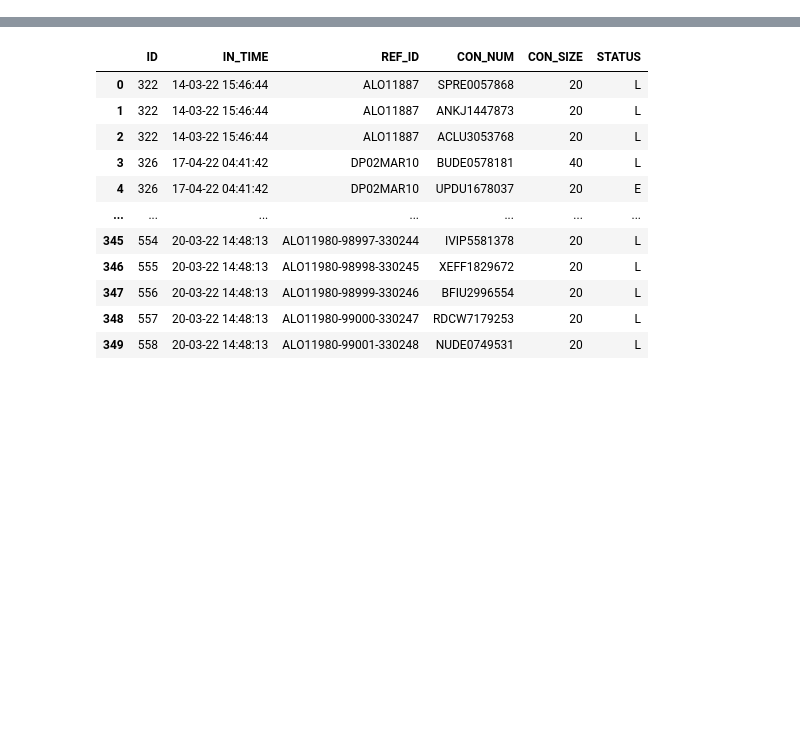
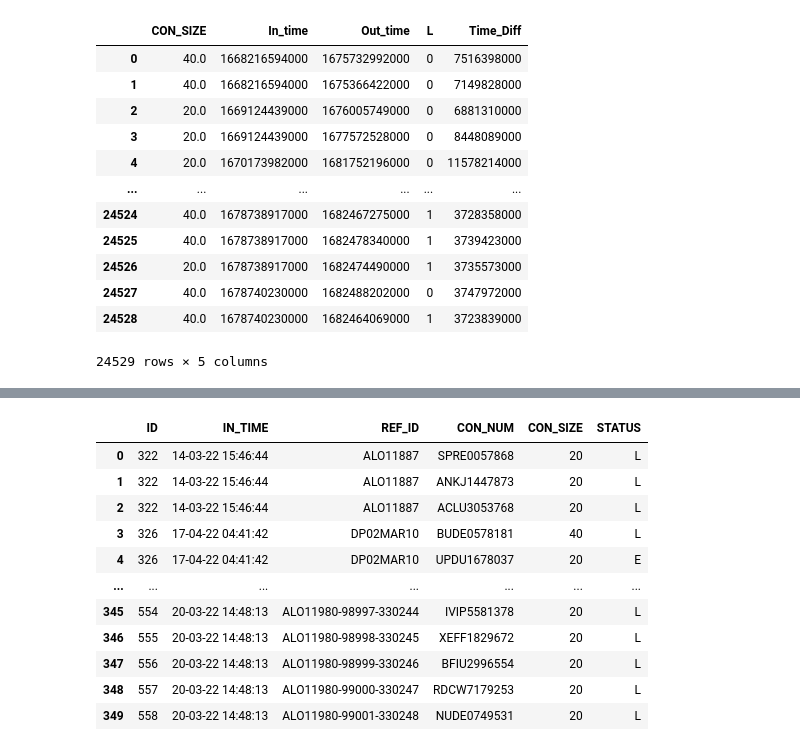
Before and after one commit to KunjDetroja/Efficient_Container_Placement_System, a Jupyter notebook: Out_Time_Prediction.ipynb, the cells around one changed output, grey strips where cells are left out. Saved outputs shown, nothing was run; the diff lists cells and outputs as text; code cells hidden in the pictures; blank space fills up the shorter version.

Commit message:
Removing Outliers

```diff
--- a/Out_Time_Prediction.ipynb
+++ b/Out_Time_Prediction.ipynb
@@ -84,4 +45,4 @@ df
 # %%
 df.dropna(axis=0,inplace=True)
 # %%
-df.isna().sum()
+df.reset_index(inplace=True)
@@ -97,3 +51,4 @@ df1
 df['L']=df1
 # %%
-df.drop(['STATUS'], axis=1,inplace=True)
+df.drop(columns='STATUS',axis=1,inplace=True)
+df.drop(columns='index',axis=1,inplace=True)
@@ -99,0 +69,29 @@ df.drop(['STATUS'], axis=1,inplace=True)
+# %%
+Time_diff = []
+for i in range(df.shape[0]):
+    Time_diff.append(df['Out_time'][i]-df['In_time'][i])
+
+df['Time_Diff'] = Time_diff
+def find_outliers(df,col):
+    q1=df[col].quantile(0.25)
+    q3=df[col].quantile(0.75)
+    IQR=q3-q1
+    lv=q1-1.5*IQR
+    hv=q3+1.5*IQR
+    df=df[(df[col]<=hv) | (df[col]>=lv)]
+    return df
+find_outliers(df,'Time_Diff')
+# %% [output]
+|  | CON_SIZE | In_time | Out_time | L | Time_Diff |
+| 0 | 40.0 | 1668216594000 | 1675732992000 | 0 | 7516398000 |
+| 1 | 40.0 | 1668216594000 | 1675366422000 | 0 | 7149828000 |
+| 2 | 20.0 | 1669124439000 | 1676005749000 | 0 | 6881310000 |
+| 3 | 20.0 | 1669124439000 | 1677572528000 | 0 | 8448089000 |
+| 4 | 20.0 | 1670173982000 | 1681752196000 | 0 | 11578214000 |
+| ... | ... | ... | ... | ... | ... |
+| 24524 | 40.0 | 1678738917000 | 1682467275000 | 1 | 3728358000 |
+| 24525 | 40.0 | 1678738917000 | 1682478340000 | 1 | 3739423000 |
+| 24526 | 20.0 | 1678738917000 | 1682474490000 | 1 | 3735573000 |
+| 24527 | 40.0 | 1678740230000 | 1682488202000 | 0 | 3747972000 |
+| 24528 | 40.0 | 1678740230000 | 1682464069000 | 1 | 3723839000 |
+24529 rows × 5 columns
```
Also changed, not shown: parts of 30 cells of this notebook, 2 other files.
